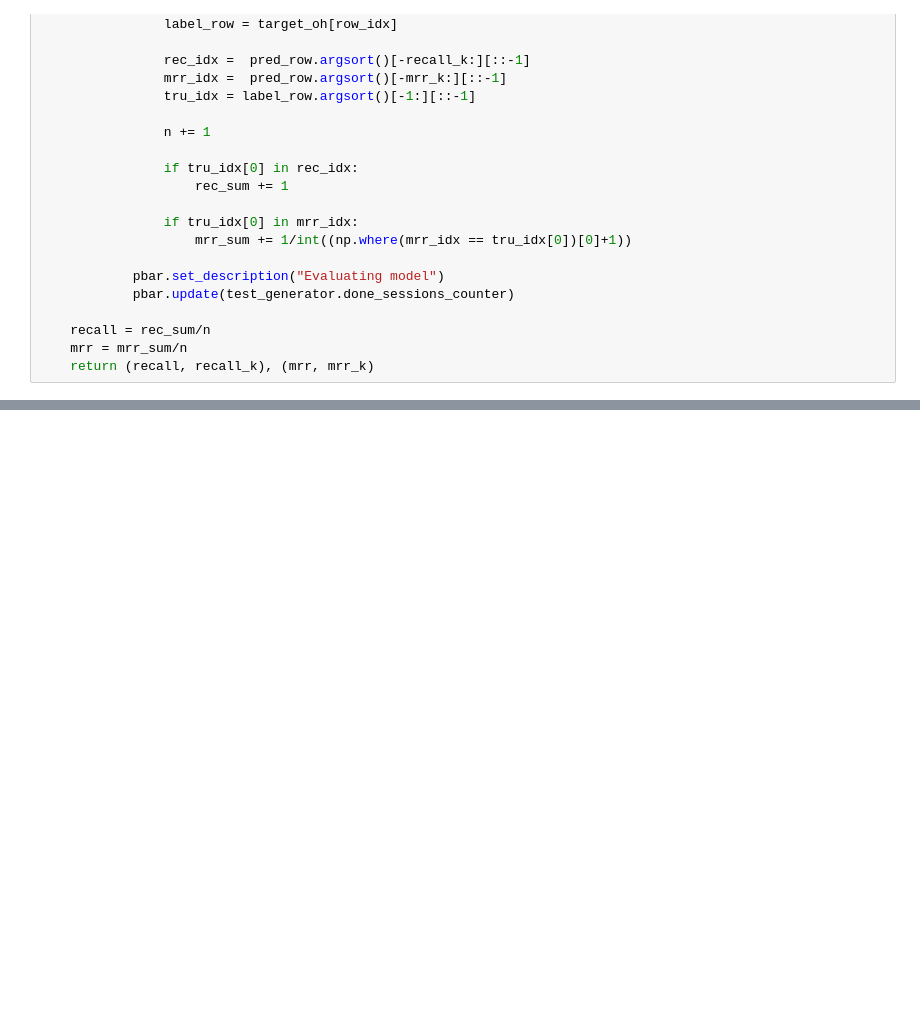
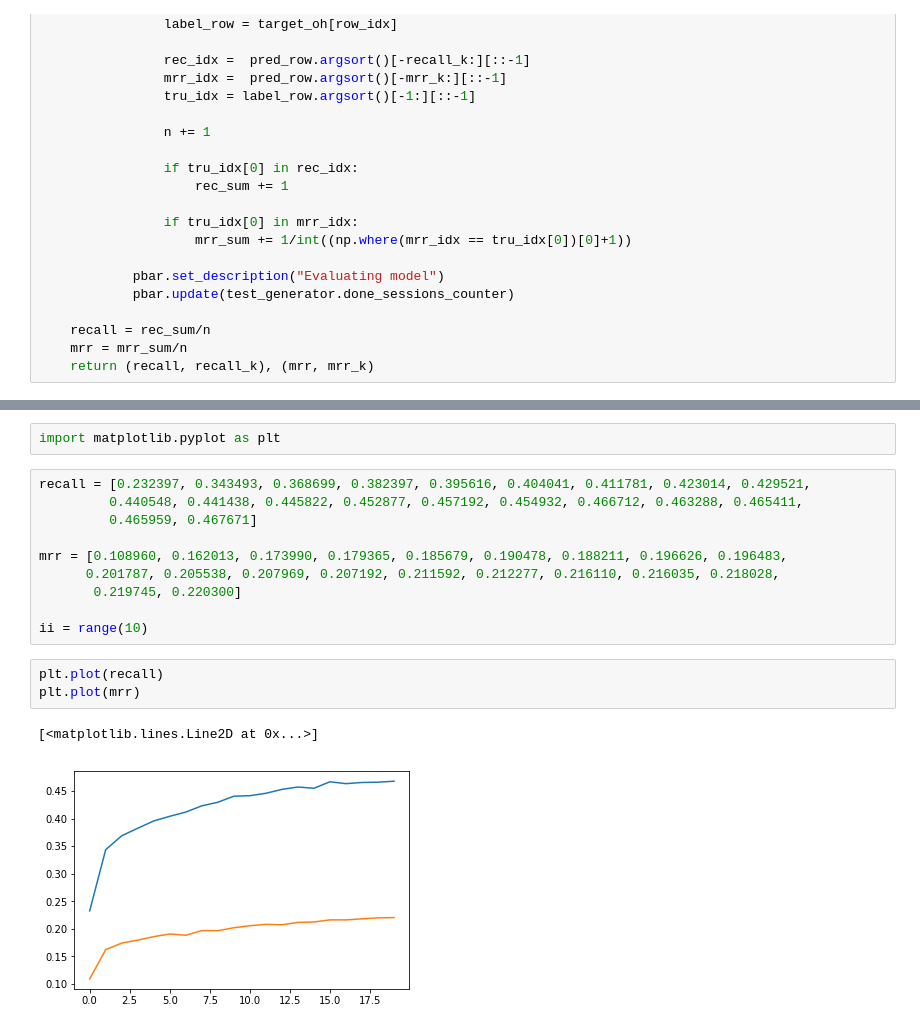
Before and after one commit to miniii222/Graduate-Paper, a Jupyter notebook: GRU4Rec_keras_dwelling_time_apply.ipynb, the cells around one changed output, grey strips where cells are left out. Cells and saved outputs as stored; diff of their text form; blank space fills up the shorter version.

```diff
--- a/GRU4Rec_keras_dwelling_time_apply.ipynb
+++ b/GRU4Rec_keras_dwelling_time_apply.ipynb
@@ -466,0 +480,18 @@ train_model(model, False)
+# %%
+import matplotlib.pyplot as plt
+# %%
+recall = [0.232397, 0.343493, 0.368699, 0.382397, 0.395616, 0.404041, 0.411781, 0.423014, 0.429521,
+         0.440548, 0.441438, 0.445822, 0.452877, 0.457192, 0.454932, 0.466712, 0.463288, 0.465411,
+         0.465959, 0.467671]
+
+mrr = [0.108960, 0.162013, 0.173990, 0.179365, 0.185679, 0.190478, 0.188211, 0.196626, 0.196483,
+      0.201787, 0.205538, 0.207969, 0.207192, 0.211592, 0.212277, 0.216110, 0.216035, 0.218028,
+       0.219745, 0.220300]
+
+ii = range(10)
+# %%
+plt.plot(recall)
+plt.plot(mrr)
+# %% [output]
+[<matplotlib.lines.Line2D at 0x...>]
+[figure, added]
```
Also changed, not shown: parts of 5 cells of this notebook.
